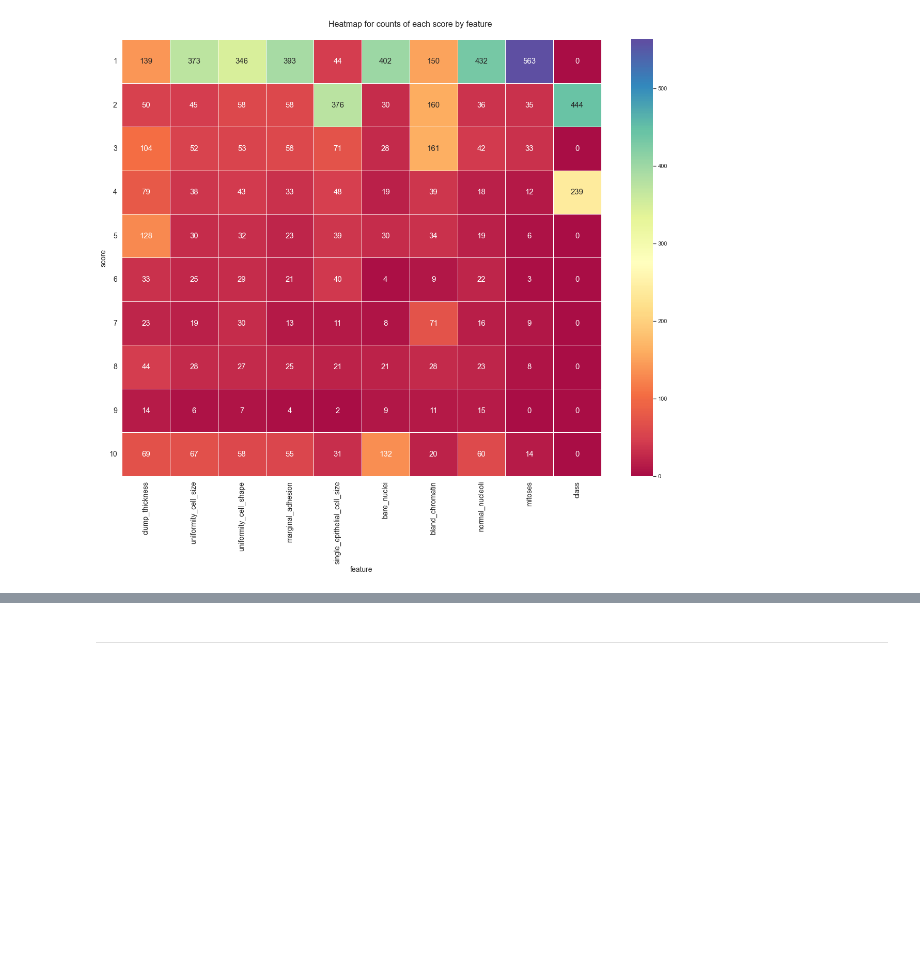
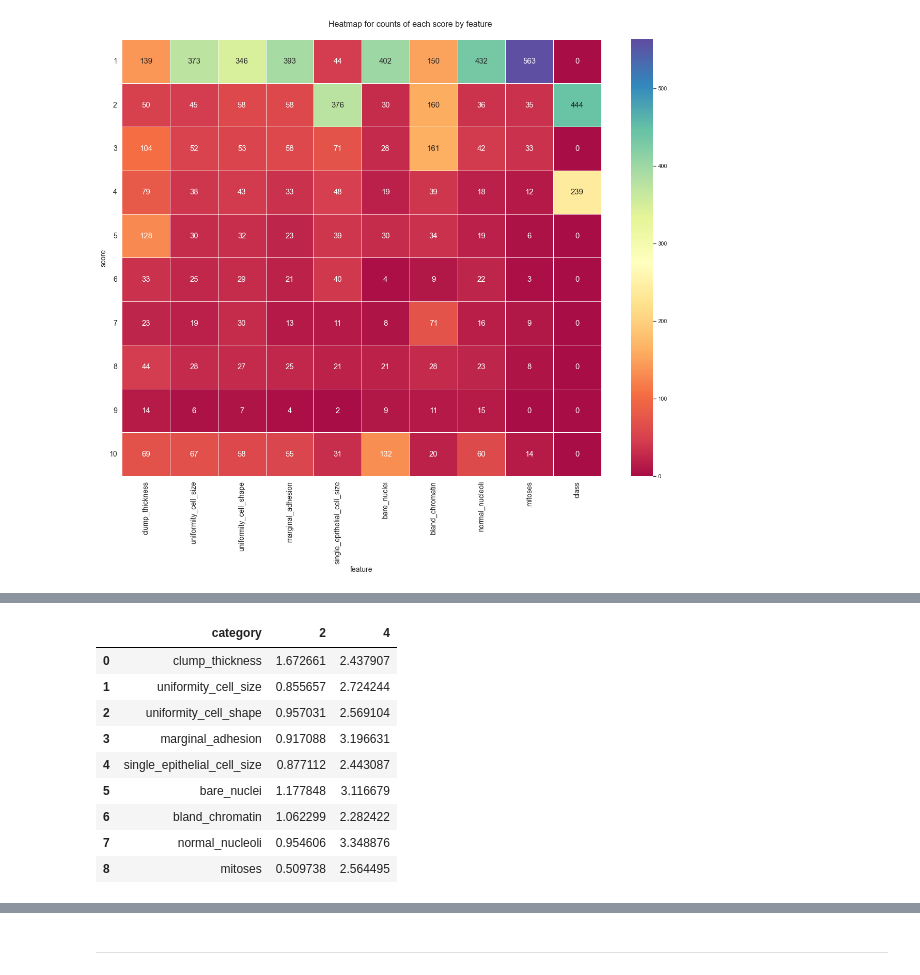
Before and after one commit to rromang/breast_cancer_classification, a Jupyter notebook: notebooks/initial.ipynb, the cells around one changed output, grey strips where cells are left out. Saved outputs shown, nothing was run; the diff lists cells and outputs as text; code cells hidden in the pictures; blank space fills up the shorter version.

```diff
--- a/notebooks/initial.ipynb
+++ b/notebooks/initial.ipynb
@@ -512,0 +573,20 @@ plt.show()
+# %%
+#dataframe for the stdev of the values in each feature
+stdev_df=df_dropped.groupby('class').std()
+stdev_df = stdev_df.T
+stdev_df = stdev_df.reset_index()
+stdev_df = stdev_df.rename_axis(None, axis=1)
+stdev_df = stdev_df.rename(columns={'index':'category'})
+stdev_df['category'] = stdev_df['category'].astype("category")
+stdev_df
+# %% [output]
+|  | category | 2 | 4 |
+| 0 | clump_thickness | 1.672661 | 2.437907 |
+| 1 | uniformity_cell_size | 0.855657 | 2.724244 |
+| 2 | uniformity_cell_shape | 0.957031 | 2.569104 |
+| 3 | marginal_adhesion | 0.917088 | 3.196631 |
+| 4 | single_epithelial_cell_size | 0.877112 | 2.443087 |
+| 5 | bare_nuclei | 1.177848 | 3.116679 |
+| 6 | bland_chromatin | 1.062299 | 2.282422 |
+| 7 | normal_nucleoli | 0.954606 | 3.348876 |
+| 8 | mitoses | 0.509738 | 2.564495 |
```
Also changed, not shown: parts of 6 cells of this notebook, 2 other files.
